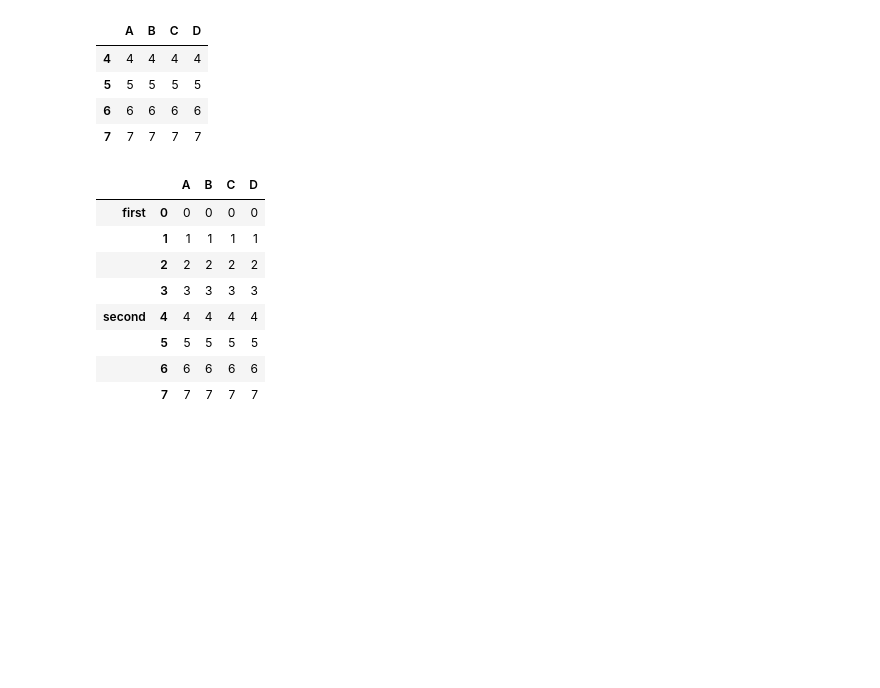
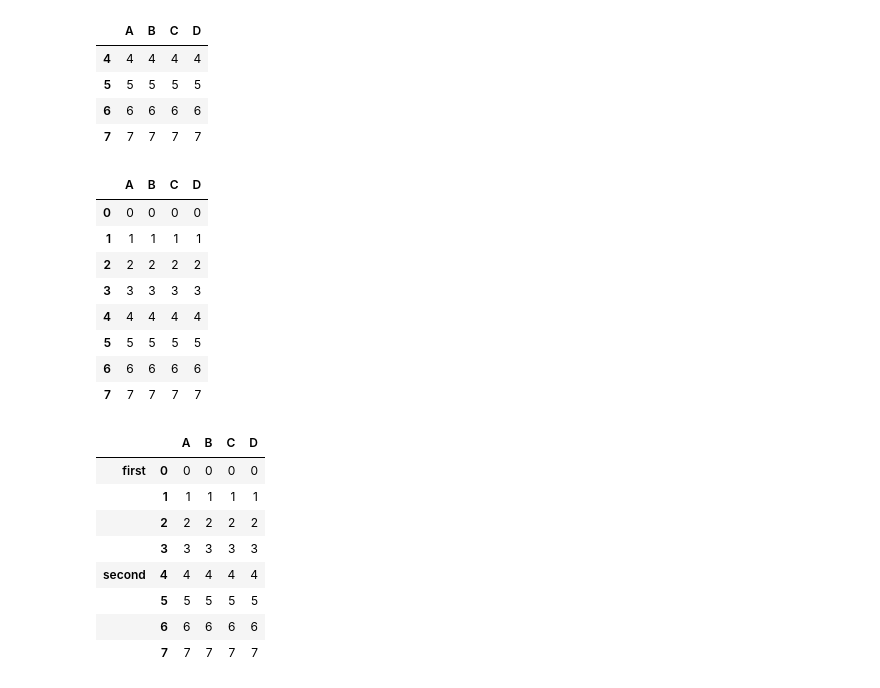
Before and after one commit to sara-02/pradarshan, a Jupyter notebook: pandas_basic/py4.ipynb, the cells around one changed output. Saved outputs shown, nothing was run; the diff lists cells and outputs as text; code cells hidden in the pictures; blank space fills up the shorter version.

```diff
--- a/pandas_basic/py4.ipynb
+++ b/pandas_basic/py4.ipynb
@@ -37,6 +39,19 @@ df2
 | 5 | 5 | 5 | 5 | 5 |
 | 6 | 6 | 6 | 6 | 6 |
 | 7 | 7 | 7 | 7 | 7 |
+# %%
+result = pd.concat([df1, df2])
+result
+# %% [output]
+|  | A | B | C | D |
+| 0 | 0 | 0 | 0 | 0 |
+| 1 | 1 | 1 | 1 | 1 |
+| 2 | 2 | 2 | 2 | 2 |
+| 3 | 3 | 3 | 3 | 3 |
+| 4 | 4 | 4 | 4 | 4 |
+| 5 | 5 | 5 | 5 | 5 |
+| 6 | 6 | 6 | 6 | 6 |
+| 7 | 7 | 7 | 7 | 7 |
 # %%
 result = pd.concat([df1, df2], keys=['first','second'])
 # %%
```
Also changed, not shown: parts of 5 cells of this notebook, 6 other files.
